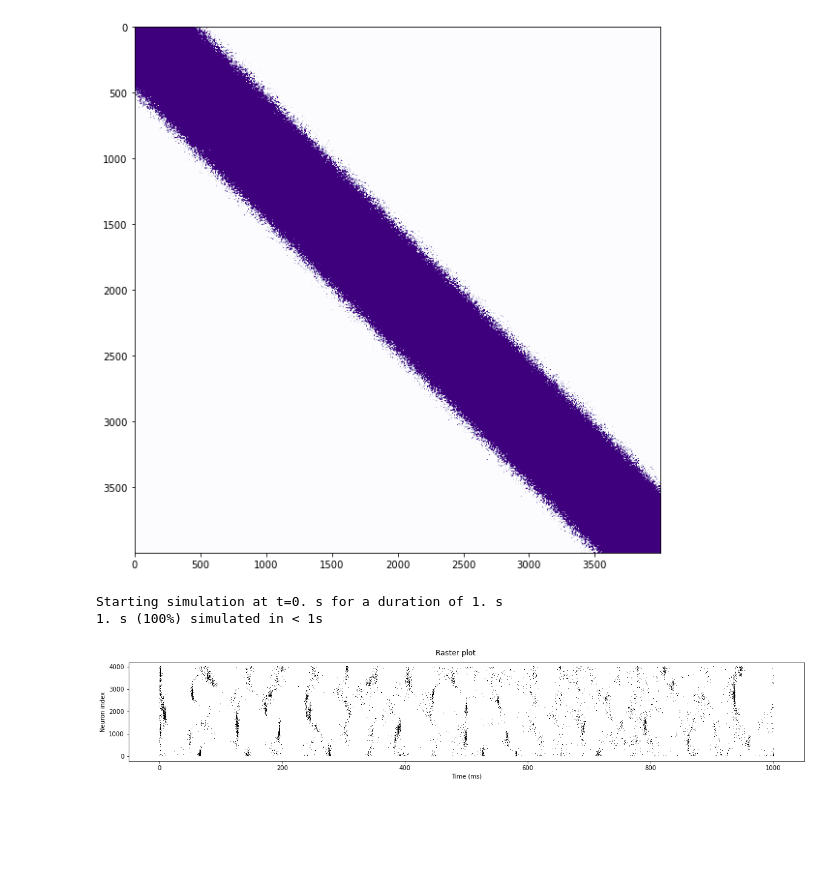
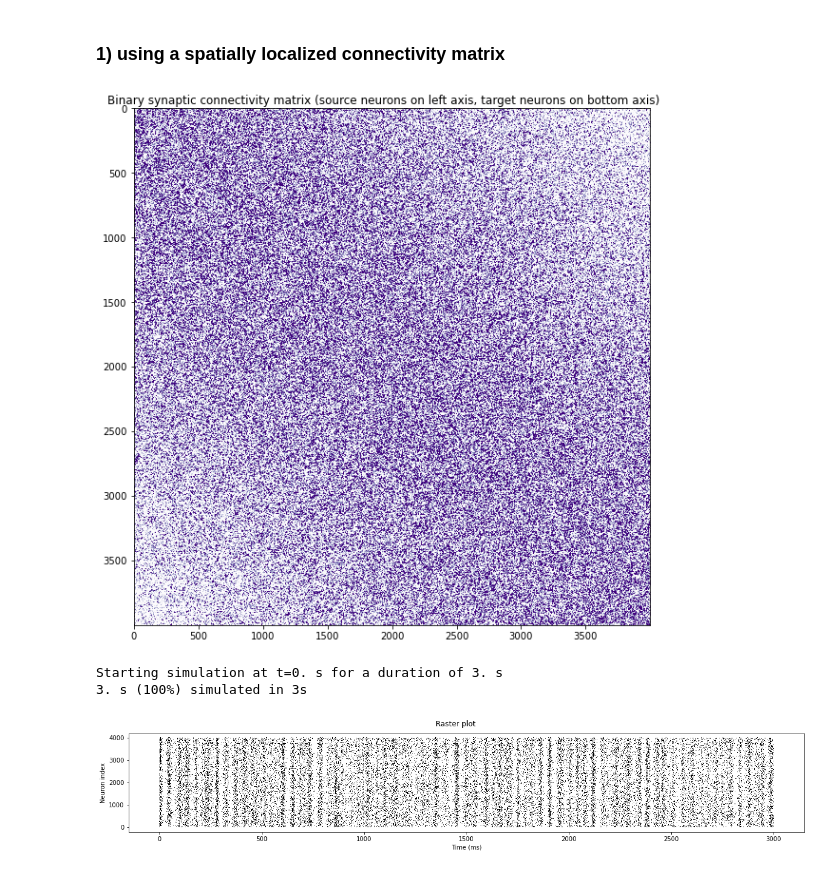
Before and after one commit to prajayshah/NeuronalModelling, a Jupyter notebook: brian2_recurrentnet_seizures/notebooks/brian2_connectivitymtx_custom.ipynb, the cells around one changed output. Drawn from its saved outputs; the diff is of its cells as text; code cells hidden in the pictures; blank space fills up the shorter version.

```diff
--- a/brian2_recurrentnet_seizures/notebooks/brian2_connectivitymtx_custom.ipynb
+++ b/brian2_recurrentnet_seizures/notebooks/brian2_connectivitymtx_custom.ipynb
@@ -55,0 +406,31 @@ from brian2_recurrentnet_seizures.brian2_utils import *
+# %% [markdown]
+### 1) using a spatially localized connectivity matrix
+# %%
+# %% building a spatially localized connectivity matrix
+####################################################
+
+W = resetw()
+
+p_e = 0.2  # probability of e-e connections
+p_i = 0.2  # probability of Inh. neurons
+
+Ne = random.sample(range(Nn), int(0.8*Nn))
+Ni = [x for x in range(Nn) if x not in Ne]
+struc_num = Nn
+
+# need to intersperse E and I neurons throughout the whole cell population
+for i in range(Nn):
+    # select random indexes to setup as connections based on selected probability
+    # set E --> all connectivity
+    if i in Ne:
+        j = [int(target) for target in np.random.normal(i,struc_num, int(p_e*len(W[i]))) if 0 < target < Nn]
+        W[i, j] = 1
+
+    # set I --> all connectivity
+    elif i in Ni:
+        j = [int(target) for target in np.random.normal(i, struc_num, int(p_i * len(W[i]))) if 0 < target < Nn]
+        W[i, j] = 1
+
+i, j = W[Ni].nonzero()
+sources = [Ni[x] for x in i]
+targets = [range(Nn)[x] for x in j]
@@ -56,13 +442,13 @@ from brian2_recurrentnet_seizures.brian2_utils import *
 # %%
 # %% plot connectivity matrix
-plot_connectivity_matrix(conn_matrix=W, title=False)
+plot_connectivity_matrix(conn_matrix=W)
 # %% [output]
-[figure, old version]
+[figure, new version]
 # %%
 #%% original CUBA model from Brian2
 start_scope()
 
-runtime = 1 * second
+runtime = 3 * second
 dt = 0.1*ms
 
 taum = 20*ms
@@ -113,9 +499,9 @@ run(runtime, report='text')
 
 plot_raster(spike_monitor = s_mon)
 # %% [output]
-Starting simulation at t=0. s for a duration of 1. s
-1. s (100%) simulated in < 1s
+Starting simulation at t=0. s for a duration of 3. s
+3. s (100%) simulated in 3s
-[figure, old version]
+[figure, new version]
 # %%
 spike_monitor_trains = [(array/dt).astype(int64) for array in list(s_mon.spike_trains().values())]
 
```
Also changed, not shown: parts of 34 cells of this notebook, 29 other files.
